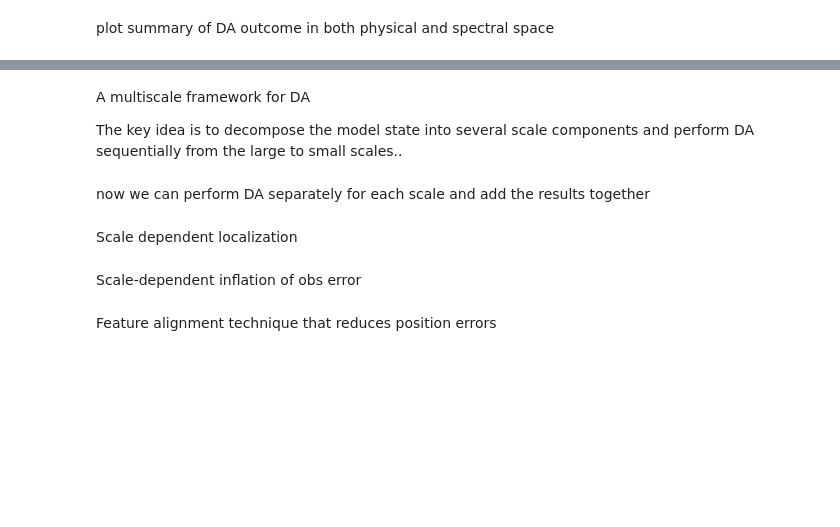
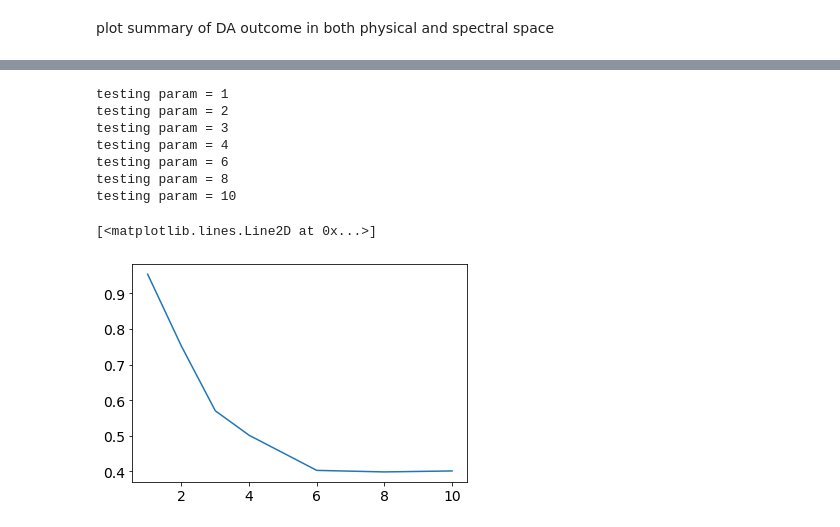
Before and after one commit to nansencenter/msda_crashcourse, a Jupyter notebook: demo.multiscale.DA.ipynb, the cells around one changed output, grey strips where cells are left out. Cells and saved outputs as stored; diff of their text form; code cells hidden in the pictures; blank space fills up the shorter version.

```diff
--- a/demo.multiscale.DA.ipynb
+++ b/demo.multiscale.DA.ipynb
@@ -631,33 +613,31 @@ ax.set_title('spectrum')
 to tune a parameter for optimal performance, we can fix other parameters and try a range of values and see the output metric behavior, the lowest rmse e.g. will give the best parameter.
 # %%
-params = (1, 2, 3, 4, 6, 8) ##for localization
+params = (1, 2, 3, 4, 6, 8, 10) ##for localization
 #params = (10, 20, 40)
 rmse_out = np.zeros(len(params))
 for p in range(len(params)):
     print('testing param = {}'.format(params[p]))
-    obs_x_intv = 2
+    obs_x_intv = 1
     obs_err_std = 1
     obs_err_power_law = 1
     nens = 20
     local_cutoff = params[p]
     n_obs = int(np.ceil(ni/obs_x_intv))
     Yo = np.zeros((n_obs, n_obs, nv))
     for k in range(nv):
-        Yo[:, :, k] = Xt[::obs_x_intv, ::obs_x_intv, k] + obs_err_std * random_field(n_obs, obs_err_power_law)
-    Xa = EnSRF(Xb[:, :, :, 0:nens], Yo, obs_x_intv, obs_err_std, local_cutoff)
-    rmse_out[p] = rmse(Xa, Xt)
+        Yo[:, :, k] = Xt[::obs_x_intv, ::obs_x_intv, k, 0] + obs_err_std * random_field(n_obs, obs_err_power_law)
+    Xb = Xens[:, :, :, 0:nens]
+    Xa = EnSRF(Xb, Yo, obs_x_intv, obs_err_std, local_cutoff)
+    rmse_out[p] = rmse(Xa, Xt[:, :, :, 0])
 plt.figure()
 plt.plot(params, rmse_out)
+# %% [output]
+testing param = 1
+testing param = 2
+testing param = 3
+testing param = 4
+testing param = 6
+testing param = 8
+testing param = 10
+[<matplotlib.lines.Line2D at 0x...>]
+[figure, added]
-# %% [markdown]
- A multiscale framework for DA
-
-The key idea is to decompose the model state into several scale components and perform DA sequentially from the large to small scales..
-# %% [markdown]
-now we can perform DA separately for each scale and add the results together
-# %% [markdown]
-Scale dependent localization
-# %% [markdown]
-Scale-dependent inflation of obs error
-# %% [markdown]
-
-Feature alignment technique that reduces position errors
```
Also changed, not shown: parts of 25 cells of this notebook.
